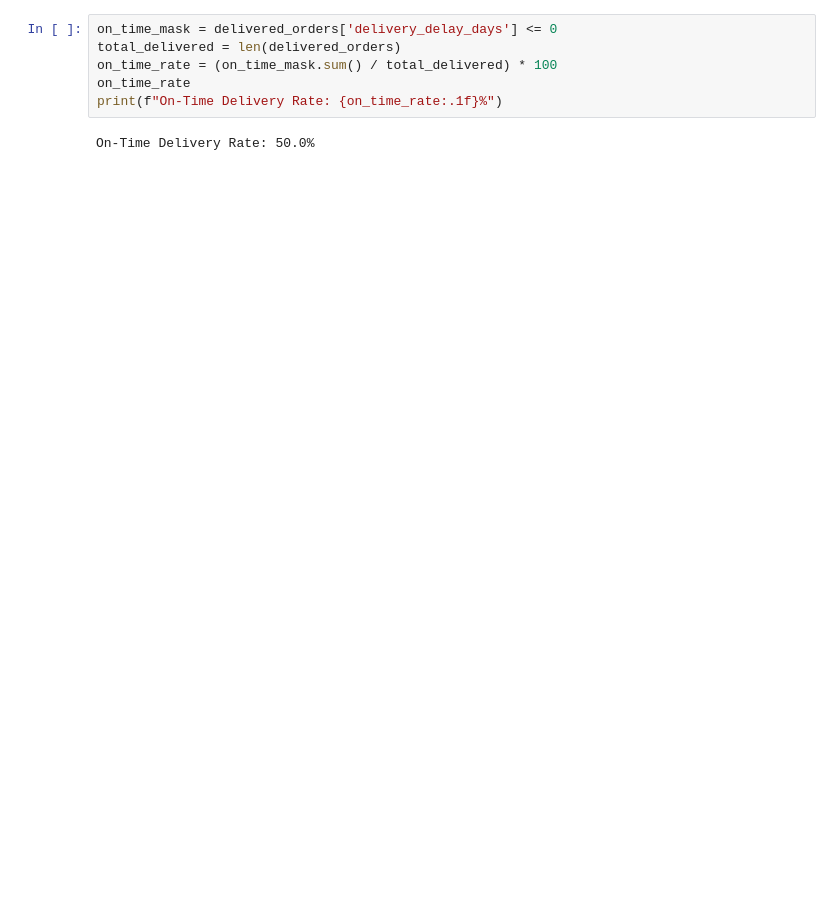
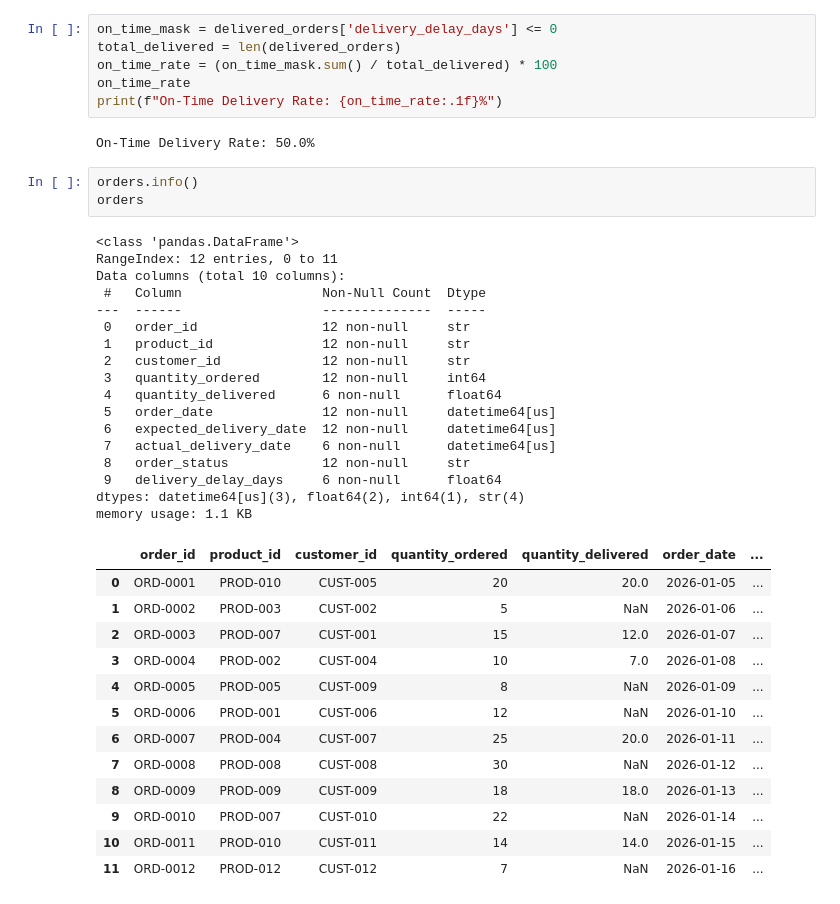
Before and after one commit to EngMariamDeeb/supply-chain-control-tower, a Jupyter notebook: notebooks/01_explore_orders.ipynb, the cells around one changed output. Drawn from its saved outputs; the diff is of its cells as text; blank space fills up the shorter version.

Commit message:
Add quantity_delivered column and update notebook with fill rate calculation

```diff
--- a/notebooks/01_explore_orders.ipynb
+++ b/notebooks/01_explore_orders.ipynb
@@ -115,3 +117,37 @@ on_time_rate
 print(f"On-Time Delivery Rate: {on_time_rate:.1f}%")
 # %% [output]
 On-Time Delivery Rate: 50.0%
+# %%
+orders.info()
+orders
+# %% [output]
+<class 'pandas.DataFrame'>
+RangeIndex: 12 entries, 0 to 11
+Data columns (total 10 columns):
+ #   Column                  Non-Null Count  Dtype
+---  ------                  --------------  -----
+ 0   order_id                12 non-null     str
+ 1   product_id              12 non-null     str
+ 2   customer_id             12 non-null     str
+ 3   quantity_ordered        12 non-null     int64
+ 4   quantity_delivered      6 non-null      float64
+ 5   order_date              12 non-null     datetime64[us]
+ 6   expected_delivery_date  12 non-null     datetime64[us]
+ 7   actual_delivery_date    6 non-null      datetime64[us]
+ 8   order_status            12 non-null     str
+ 9   delivery_delay_days     6 non-null      float64
+dtypes: datetime64[us](3), float64(2), int64(1), str(4)
+memory usage: 1.1 KB
+|  | order_id | product_id | customer_id | quantity_ordered | quantity_delivered | order_date | ... |
+| 0 | ORD-0001 | PROD-010 | CUST-005 | 20 | 20.0 | 2026-01-05 | ... |
+| 1 | ORD-0002 | PROD-003 | CUST-002 | 5 | NaN | 2026-01-06 | ... |
+| 2 | ORD-0003 | PROD-007 | CUST-001 | 15 | 12.0 | 2026-01-07 | ... |
+| 3 | ORD-0004 | PROD-002 | CUST-004 | 10 | 7.0 | 2026-01-08 | ... |
+| 4 | ORD-0005 | PROD-005 | CUST-009 | 8 | NaN | 2026-01-09 | ... |
+| 5 | ORD-0006 | PROD-001 | CUST-006 | 12 | NaN | 2026-01-10 | ... |
+| 6 | ORD-0007 | PROD-004 | CUST-007 | 25 | 20.0 | 2026-01-11 | ... |
+| 7 | ORD-0008 | PROD-008 | CUST-008 | 30 | NaN | 2026-01-12 | ... |
+| 8 | ORD-0009 | PROD-009 | CUST-009 | 18 | 18.0 | 2026-01-13 | ... |
+| 9 | ORD-0010 | PROD-007 | CUST-010 | 22 | NaN | 2026-01-14 | ... |
+| 10 | ORD-0011 | PROD-010 | CUST-011 | 14 | 14.0 | 2026-01-15 | ... |
+| 11 | ORD-0012 | PROD-012 | CUST-012 | 7 | NaN | 2026-01-16 | ... |
```
Also changed, not shown: parts of 8 cells of this notebook, 2 other files.
